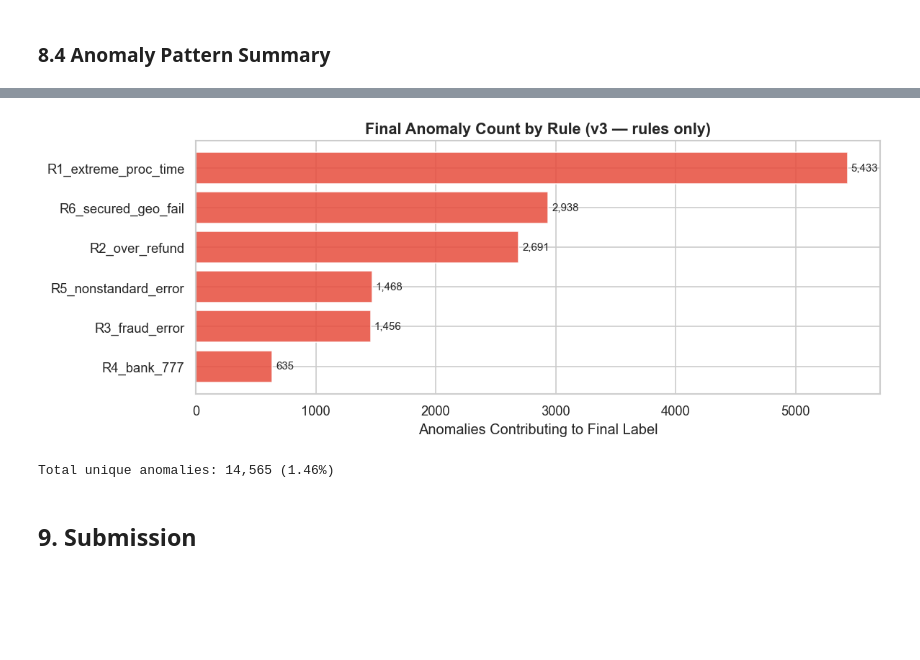
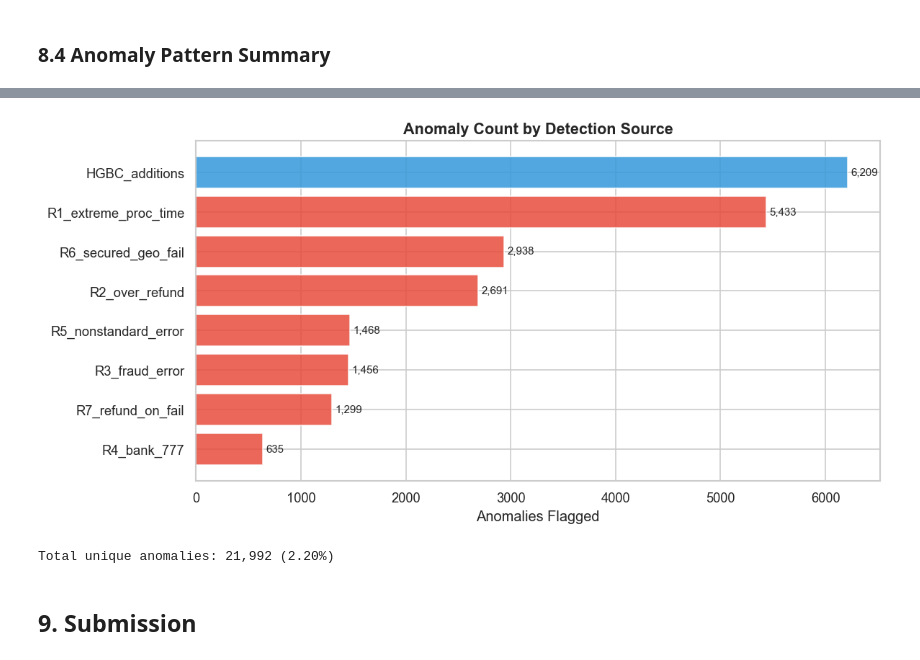
Before and after one commit to DenkoProg/labs, a Jupyter notebook: projects/int20h-2026-hackathon/kaggle.ipynb, the cells around one changed output, grey strips where cells are left out. Drawn from its saved outputs; the diff is of its cells as text; code cells hidden in the pictures; blank space fills up the shorter version.

```diff
--- a/projects/int20h-2026-hackathon/kaggle.ipynb
+++ b/projects/int20h-2026-hackathon/kaggle.ipynb
@@ -453,9 +442,12 @@ df['is_over_refund'] = (df['refunded_amount'] > df['amount']).astype(int)
 df['refund_inconsistency'] = (
     (df['has_refund'] == True) & (df['refunded_amount'] == 0)
 ).astype(int)
+# R7: refund on a failed transaction — logical impossibility
+df['is_refund_on_fail'] = ((df['has_refund'] == True) & (df['is_failed'] == 1)).astype(int)
 
 print(f'Over-refund:           {df["is_over_refund"].sum():,} ({df["is_over_refund"].mean():.2%})')
 print(f'Refund inconsistency:  {df["refund_inconsistency"].sum():,} ({df["refund_inconsistency"].mean():.2%})')
+print(f'Refund on fail (R7):   {df["is_refund_on_fail"].sum():,} ({df["is_refund_on_fail"].mean():.2%})')
 # %% [output]
 Over-refund:           2,691 (0.27%)
 Refund inconsistency:  0 (0.00%)
@@ -604,6 +592,7 @@ rules = {
         (df['is_geo_mismatch'] == 1) &
         (df['is_failed'] == 1)
     ),
+    'R7_refund_on_fail':     df['is_refund_on_fail'] == 1,
 }
 
 for name, mask in rules.items():
@@ -716,15 +744,22 @@ This maximizes recall (we catch more real anomalies) without sacrificing too muc
 # %%
-df['is_anomaly'] = df['rule_anomaly'].astype(int)
+df['is_anomaly'] = ((df['rule_anomaly'] == 1) | (df['hgbc_anomaly'] == 1)).astype(int)
 
 total_anomalies = df['is_anomaly'].sum()
 total = len(df)
 
-print('=== Final Anomaly Detection Results (v3 — rules only) ===')
+hgbc_only  = int(((df['rule_anomaly'] == 0) & (df['hgbc_anomaly'] == 1)).sum())
+rule_flagged = int(df['rule_anomaly'].sum())
+
+print('=== Final Anomaly Detection Results ===')
 print(f'Total transactions:  {total:,}')
 print(f'Total anomalies:     {total_anomalies:,} ({total_anomalies/total:.2%})')
-print(f'Normal transactions: {total - total_anomalies:,} ({(total - total_anomalies)/total:.2%})')
+print(f'Normal transactions: {total - total_anomalies:,}')
 print()
-print('By rule:')
+print(f'By detection source:')
+print(f'  Rule-flagged (R1–R7): {rule_flagged:,}')
+print(f'  HGBC additions:       {hgbc_only:,}')
+print()
+print('Rule breakdown:')
 for name in rule_names:
     count = int(df[name].sum())
     print(f'  {name}: {count:,}')
@@ -913,24 +956,25 @@ is_error_001      0.0000    0.1008                     inf
 # %%
-# Rule contribution analysis
 rule_contributions = {name: int(df[name].sum()) for name in rule_names}
+rule_contributions['HGBC_additions'] = hgbc_only
 
-fig, ax = plt.subplots(figsize=(10, 4))
+fig, ax = plt.subplots(figsize=(10, 5))
 sorted_contrib = sorted(rule_contributions.items(), key=lambda x: x[1])
 labels_c = [r[0] for r in sorted_contrib]
 values_c = [r[1] for r in sorted_contrib]
-bars_c = ax.barh(labels_c, values_c, color='#e74c3c', alpha=0.85)
-ax.set_title('Final Anomaly Count by Rule (v3 — rules only)', fontsize=13, fontweight='bold')
-ax.set_xlabel('Anomalies Contributing to Final Label')
+colors_c = ['#3498db' if l == 'HGBC_additions' else '#e74c3c' for l in labels_c]
+bars_c = ax.barh(labels_c, values_c, color=colors_c, alpha=0.85)
+ax.set_title('Anomaly Count by Detection Source', fontsize=13, fontweight='bold')
+ax.set_xlabel('Anomalies Flagged')
 for bar, val in zip(bars_c, values_c):
     ax.text(bar.get_width() + 30, bar.get_y() + bar.get_height()/2,
             f'{val:,}', va='center', fontsize=9)
 plt.tight_layout()
 plt.show()
 
 print(f'\nTotal unique anomalies: {df["is_anomaly"].sum():,} ({df["is_anomaly"].mean():.2%})')
 # %% [output]
-[figure, old version]
+[figure, new version]
-Total unique anomalies: 14,565 (1.46%)
+Total unique anomalies: 21,992 (2.20%)
 # %% [markdown]
 ## 9. Submission <a id='9-submission'></a>
 # %%
```
Also changed, not shown: parts of 20 cells of this notebook, 1 other file.
